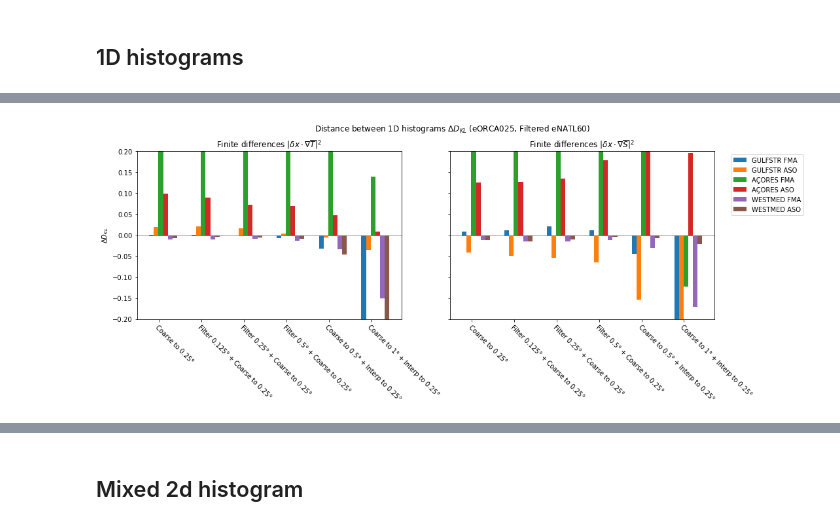
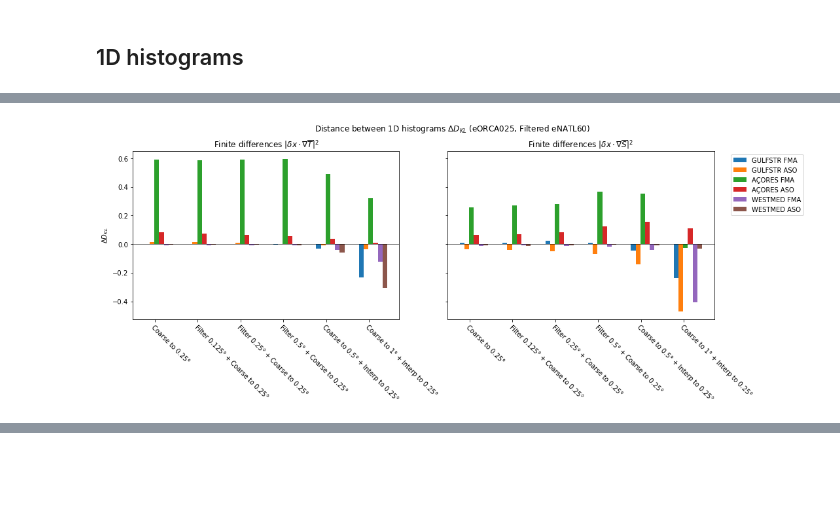
Before and after one commit to anastasiaGor/oceanDataNotebooks, a Jupyter notebook: compare_eNATL60_and_eORCA025/09-choice_of_filter.ipynb, the cells around one changed output, grey strips where cells are left out. Cells and saved outputs as stored; diff of their text form; code cells hidden in the pictures; blank space fills up the shorter version.

```diff
--- a/compare_eNATL60_and_eORCA025/09-choice_of_filter.ipynb
+++ b/compare_eNATL60_and_eORCA025/09-choice_of_filter.ipynb
@@ -398,14 +348,0 @@ plt.show()
-# %%
-%%time
-name_hist = 'hist_sal_diff_2D'
-x = 'diff_x_S'
-y = 'diff_y_S'
-for i in range(len(data)) :
-    # reference histogram
-    ref_case = 0
-    ref_hist = compute_2D_histogram(data[i]['HR_Filtered'][ref_case], x, y, nb_of_bins, normalize=True).compute()
-    bins = [ref_hist[x+'_bin'].values, ref_hist[y+'_bin'].values]
-    for dataKey in ['LR'] :
-        hists[i][dataKey][name_hist] = compute_2D_histogram(data[i][dataKey], x, y, nb_of_bins, bins=bins, normalize=True).compute()
-    for ifilter in range(len(filters)) :
-        hists[i]['HR_Filtered'][ifilter][name_hist] = compute_2D_histogram(data[i]['HR_Filtered'][ifilter], x, y, nb_of_bins, bins=bins, normalize=True).compute()
@@ -451,21 +348,0 @@ plt.show()
-# %%
-%%time
-fig, axis = plt.subplots(nrows=1, ncols=2, constrained_layout=True, figsize=(15, 6), sharey=True)
-fig.suptitle('Distance between 2D histograms $\Delta D_{KL}$ (eORCA025, Filtered eNATL60)')
-x = np.arange(len(filters))
-bar_width = 0.11
-for i_dataset in range(len(data)) :
-    axis[0].bar(x+(i_dataset)*bar_width, [D_dif(hists[i_dataset]['LR']['hist_temp_diff_2D'], hists[i_dataset]['HR_Filtered'][ifilter]['hist_temp_diff_2D']) \
-                                          for ifilter in range(len(filters))], width=bar_width)
-    axis[1].bar(x+(i_dataset)*bar_width, [D_dif(hists[i_dataset]['LR']['hist_sal_diff_2D'], hists[i_dataset]['HR_Filtered'][ifilter]['hist_sal_diff_2D']) \
-                                          for ifilter in range(len(filters))], width=bar_width, label=data[i_dataset]['label'])
-for ax in axis :
-    ax.set_xticks(x + 1.6*bar_width)
-    ax.set_xticklabels([filt['label'] for filt in filters],fontsize=10,rotation = -45,ha="left", rotation_mode="anchor")
-    ax.set(yscale='linear')
-    ax.axhline(y=0., color='k', lw=0.5)
-    ax.set(ylim=[-0.2,0.2])
-axis[0].set(title=r'Finite differences $\Delta_{x,y} \overline{T}$', ylabel=r'$\Delta D_{KL}$')
-axis[1].set(title=r'Finite differences $\Delta_{x,y} \overline{S}$')
-axis[-1].legend(bbox_to_anchor=(1.05, 1), loc='upper left')
-plt.show()
@@ -480,11 +360,12 @@ Wall time: 641 ms
 normalized = False
 for variable in ["diff_T_sqr", "diff_S_sqr"] :
     for i in range(len(data)) :
-        # reference histogram (to make same bins for all histograms - better for comparison)
-        ref_histo = compute_1D_histogram(data[i]['HR_Filtered'][0][bord_cut], variable, nb_of_bins, bins=None).compute()
-        ref_bins = ref_histo[variable+'_bin'].values
+        ref_hist = compute_1D_histogram(data[i]['HR_Filtered'][2][bord_cut], variable, nb_of_bins, bins=None).compute()
+        #ref_hist = compute_1D_histogram(data[i]['LR'], variable, nb_of_bins, bins=None).compute()
+        ref_bins = ref_hist[variable+'_bin'].data
 
         hists[i]['LR'][variable] = compute_1D_histogram(data[i]['LR'][bord_cut], variable, nb_of_bins, bins=ref_bins).compute()
+
         for ifilter in range(len(filters)) :
             hists[i]['HR_Filtered'][ifilter][variable] = compute_1D_histogram(data[i]['HR_Filtered'][ifilter][bord_cut], variable, nb_of_bins, bins=ref_bins)
 # %% [output]
@@ -493,23 +374,23 @@ Wall time: 13.1 s
 # %%
 %%time
 fig, axis = plt.subplots(nrows=1, ncols=2, constrained_layout=True, figsize=(15, 6), sharey=True)
 fig.suptitle('Distance between 1D histograms $\Delta D_{KL}$ (eORCA025, Filtered eNATL60)')
 x = np.arange(len(filters))
 bar_width = 0.11
 for i_dataset in range(len(data)) :
     axis[0].bar(x+(i_dataset)*bar_width, [D_dif(hists[i_dataset]['LR']['diff_T_sqr'], hists[i_dataset]['HR_Filtered'][ifilter]['diff_T_sqr']) \
                                           for ifilter in range(len(filters))], width=bar_width)
     axis[1].bar(x+(i_dataset)*bar_width, [D_dif(hists[i_dataset]['LR']['diff_S_sqr'], hists[i_dataset]['HR_Filtered'][ifilter]['diff_S_sqr']) \
                                           for ifilter in range(len(filters))], width=bar_width, label=data[i_dataset]['label'])
 for ax in axis :
     ax.set_xticks(x + 1.6*bar_width)
     ax.set_xticklabels([filt['label'] for filt in filters],fontsize=10,rotation = -45,ha="left", rotation_mode="anchor")
     ax.set(yscale='linear')
     ax.axhline(y=0., color='k', lw=0.5)
-    ax.set(ylim=[-0.2,0.2])
+    #ax.set(ylim=[-0.2,0.2])
 axis[0].set(title=r'Finite differences $|\delta x \cdot \nabla \overline{T}|^2$', ylabel=r'$\Delta D_{KL}$')
 axis[1].set(title=r'Finite differences $|\delta x \cdot \nabla \overline{S}|^2$')
 axis[-1].legend(bbox_to_anchor=(1.05, 1), loc='upper left')
 plt.show()
 # %% [output]
-[figure, old version]
+[figure, new version]
@@ -518,2 +398,0 @@ Wall time: 33.1 s
-# %% [markdown]
-## Mixed 2d histogram
```
Also changed, not shown: parts of 50 cells of this notebook.
